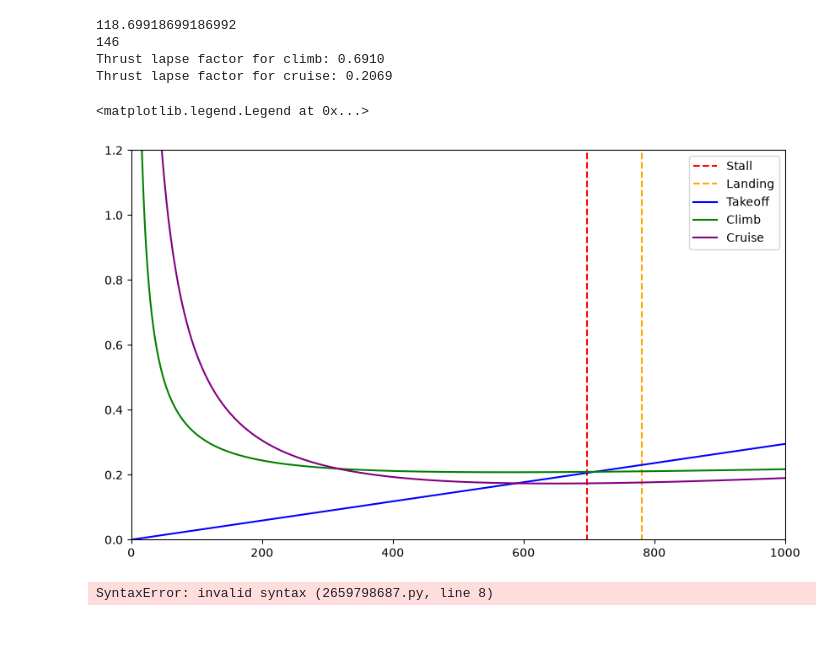
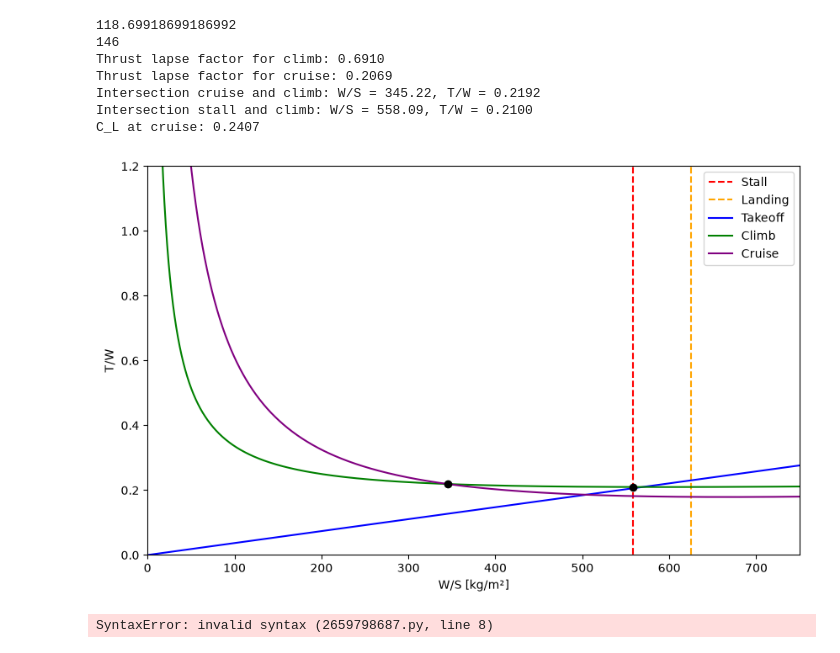
Before and after one commit to astromzZ/MMS236-Aircraft-design-project, a Jupyter notebook: constraintanalysis.ipynb, the cells around one changed output. Cells and saved outputs as stored; diff of their text form; code cells hidden in the pictures.

```diff
--- a/constraintanalysis.ipynb
+++ b/constraintanalysis.ipynb
@@ -2,8 +2,8 @@
 import numpy as np
 import matplotlib.pyplot as plt
 
-C_D0 = 0.01099 #Needs to be estimated from VSP
-C_Lmax = 3.0 #Needs to be estimated from data
+C_D0 = 0.01175 #Needs to be estimated from VSP
+C_Lmax = 2.4 #Needs to be estimated from data
 C_LTO = C_Lmax / 1.21
 e = 0.8 # Oswald efficiency factor, needs to be estimated from data
 AR = 10 # Aspect ratio
@@ -76,39 +76,60 @@ def TW_CLIMB(WS, q_climb, C_D0, e, AR):
     return tw_climb * (1/T_climbT_SL) * W_CLIMBW0 # 6 degree climb angle, assuming V is total airspeed and V = 0.4*a
 
 
 
 # CRUISE THRUST TO WEIGHT
 
 T_cruiseT_SL = thrust_lapse_mattingly(M_cruise, 218.81, 23842, TR=1.0)
 print(f"Thrust lapse factor for cruise: {T_cruiseT_SL:.4f}")
 
 def TW_CRUISE(WS, q_cruise, C_D0, e, AR):
     tw_cruise = (q_cruise * C_D0 / (WS * 9.82)) + (WS * 9.82 / (q_cruise * np.pi * e * AR))
     return tw_cruise * (1/T_cruiseT_SL) * W_CRUISEW0
 
 
 # Plotting the constraint analysis
 
-WS = np.linspace(0.01, 10000, 10000) # Wing loading range
+WS = np.linspace(0.01, 10000, 50000) # Wing loading range
+
+#Find intersection point between climb and cruise constraints
+for ws in WS:
+    if TW_CRUISE(ws, q_cruise, C_D0, e, AR) - TW_CLIMB(ws, q_climb, C_D0, e, AR) < 1e-5:
+        print(f"Intersection cruise and climb: W/S = {ws:.2f}, T/W = {TW_CRUISE(ws, q_cruise, C_D0, e, AR):.4f}")
+        ws_intersection = ws
+        break
+
+#Find intersection point between stall and climbg constraints
+ws_intersection_stall_climb = TW_CLIMB(WS_STALL(v_stall, C_Lmax), q_climb, C_D0, e, AR)
+print(f"Intersection stall and climb: W/S = {WS_STALL(v_stall, C_Lmax):.2f}, T/W = {ws_intersection_stall_climb:.4f}")
 
 fig, ax = plt.subplots(figsize=(10, 6))
-ax.set_xlim(0, 1000)
+ax.set_xlim(0, 750)
 ax.set_ylim(0, 1.2)
-# WS stall will be a vertical line
+ax.set_xlabel('W/S [kg/m²]')
+ax.set_ylabel('T/W')
+
 ax.plot([WS_STALL(v_stall, C_Lmax), WS_STALL(v_stall, C_Lmax)], [-10, 100], label='Stall', color='red', linestyle='--')
 ax.plot([WS_LANDING_TO, WS_LANDING_TO], [-10, 100], label='Landing', color='orange', linestyle='--')
 ax.plot(WS, TW_TO(WS, TOP, C_LTO), label='Takeoff', color='blue', linestyle='-')
 ax.plot(WS, TW_CLIMB(WS, q_climb, C_D0, e, AR), label='Climb', color='green', linestyle='-')
 ax.plot(WS, TW_CRUISE(WS, q_cruise, C_D0, e, AR), label='Cruise', color='purple', linestyle='-')
+ax.scatter(ws_intersection, TW_CRUISE(ws_intersection, q_cruise, C_D0, e, AR), color='black', zorder=5)
+ax.scatter(WS_STALL(v_stall, C_Lmax), ws_intersection_stall_climb, color='black', zorder=5)
+ax.legend()
 
-ax.legend()
+
+WS_cruise = W_CRUISEW0 * ws_intersection
+C_Lcruise = WS_cruise * 9.82 / q_cruise
+print(f"C_L at cruise: {C_Lcruise:.4f}")
 # %% [output]
 118.69918699186992
 146
 Thrust lapse factor for climb: 0.6910
 Thrust lapse factor for cruise: 0.2069
+Intersection cruise and climb: W/S = 345.22, T/W = 0.2192
+Intersection stall and climb: W/S = 558.09, T/W = 0.2100
+C_L at cruise: 0.2407
-<matplotlib.legend.Legend at 0x...>
-[figure, old version]
+[figure, new version]
 # %%
 ## Wave drag map generator
 import numpy as np
```
Also changed, not shown: 1 other file.
